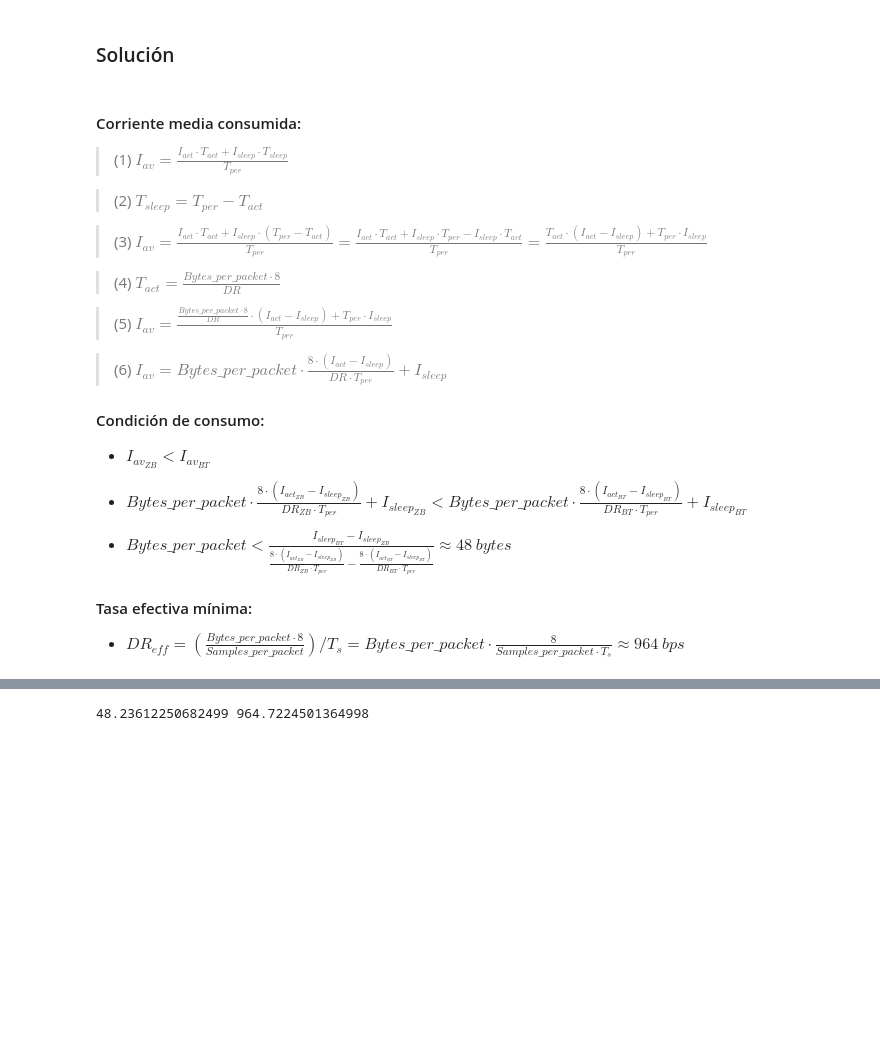
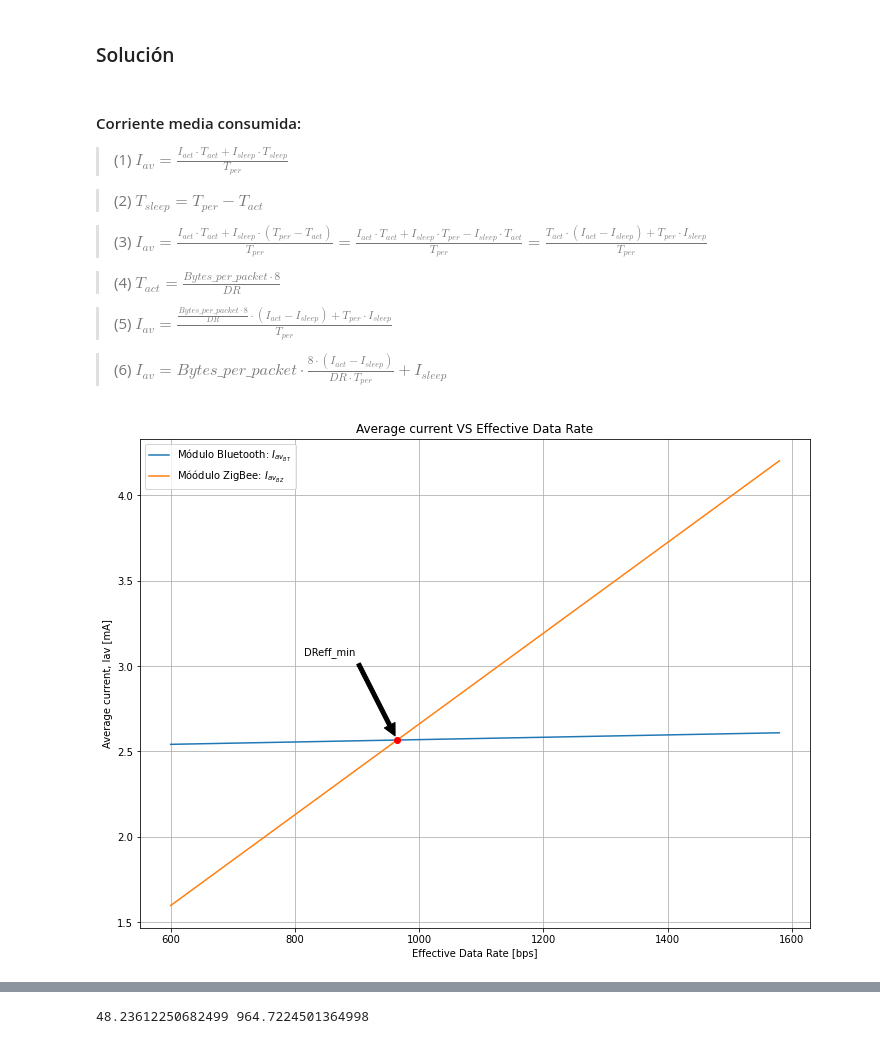
Before and after one commit to feruhf/secd_gett_uvigo_pub, a Jupyter notebook: index.ipynb, the cells around one changed output, grey strips where cells are left out. Drawn from its saved outputs; the diff is of its cells as text; code cells hidden in the pictures; blank space fills up the shorter version.

```diff
--- a/index.ipynb
+++ b/index.ipynb
@@ -171,14 +171,31 @@ Bluetooth?
 >(5) $I_{av}=\frac{\frac{Bytes\_per\_packet · 8}{DR}·(I_{act}-I_{sleep})+T_{per}·I_{sleep}}{T_{per}}$
 
 >(6) $\boxed{I_{av}=Bytes\_per\_packet·\frac{8·(I_{act}-I_{sleep})}{DR·T_{per}}+I_{sleep}}$
-
-
-#### Condición de consumo:
-* $I_{av_{ZB}}<I_{av_{BT}}$
-
-* $Bytes\_per\_packet·\frac{8·(I_{act_{ZB}}-I_{sleep_{ZB}})}{DR_{ZB}·T_{per}}+I_{sleep_{ZB}} < Bytes\_per\_packet·\frac{8·(I_{act_{BT}}-I_{sleep_{BT}})}{DR_{BT}·T_{per}}+I_{sleep_{BT}}$
-
-* $\boxed{Bytes\_per\_packet < \frac{I_{sleep_{BT}} -I_{sleep_{ZB}}}{\frac{8·(I_{act_{ZB}}-I_{sleep_{ZB}})}{DR_{ZB}·T_{per}} - \frac{8·(I_{act_{BT}}-I_{sleep_{BT}})}{DR_{BT}·T_{per}}}\approx 48\ bytes}$
-
-#### Tasa efectiva mínima:
-* $DR_{eff}=(\frac{Bytes\_per\_packet·8}{Samples\_per\_packet})/T_s = Bytes\_per\_packet·\frac{8}{Samples\_per\_packet·T_s} \approx 964\ bps$
+# %%
+import matplotlib.pyplot as plt
+Bytes_per_packet_arr=np.arange(30,80,1)
+Iav_zb_arr = Bytes_per_packet_arr*8/(DR_zb*Tper)*(Iact_zb-Isleep_zb)+Isleep_zb
+Iav_bt_arr = Bytes_per_packet_arr*8/(DR_bt*Tper)*(Iact_bt-Isleep_bt)+Isleep_bt
+
+Bytes_per_packet_min = (Isleep_bt-Isleep_zb)/(8*(Iact_zb-Isleep_zb)/(DR_zb*Tper)-8*(Iact_bt-Isleep_bt)/(DR_bt*Tper))
+DReff_min=Bytes_per_packet_min*8/Samples_per_packet/Ts
+Iav_th = Bytes_per_packet_min*8/(DR_bt*Tper)*(Iact_bt-Isleep_bt)+Isleep_bt
+
+Bits_per_packet_arr = Bytes_per_packet_arr*8
+DReff_arr = Bytes_per_packet_arr*8/Samples_per_packet/Ts
+
+plt.figure(figsize=[12,9])
+plt.plot(DReff_arr,Iav_bt_arr*1e3, label='Módulo Bluetooth: $I_{av_{BT}}$')
+plt.plot(DReff_arr,Iav_zb_arr*1e3, label='Móódulo ZigBee: $I_{av_{BZ}}$')
+plt.plot(DReff_min,Iav_th*1e3,'ro')
+plt.annotate('DReff_min', xy=(DReff_min,Iav_th*1e3), xytext=(DReff_min-150,Iav_th*1e3+0.5),
+             arrowprops=dict(facecolor='black', shrink=0.05),
+             )
+plt.title("Average current VS Effective Data Rate")
+plt.ylabel('Average current, Iav [mA]')
+plt.xlabel('Effective Data Rate [bps]')
+plt.legend()
+plt.grid()
+plt.show()
+# %% [output]
+[figure, added]
```
Also changed, not shown: parts of 3 cells of this notebook.
